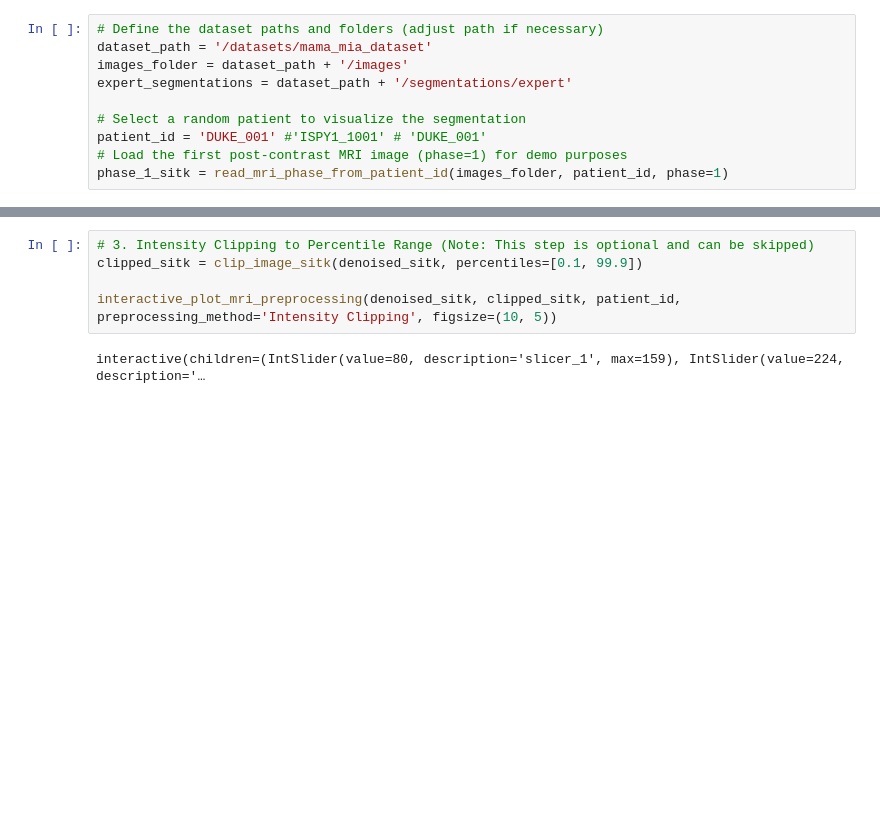
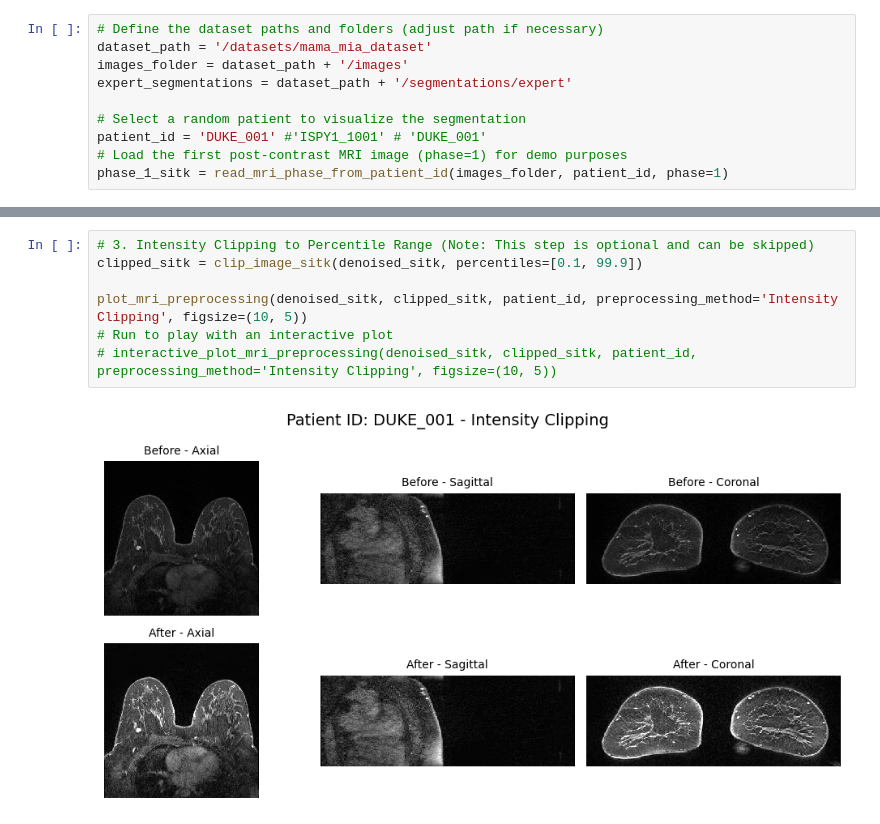
Before and after one commit to LidiaGarrucho/MAMA-MIA, a Jupyter notebook: notebooks/demo_preprocessing_pipeline.ipynb, the cells around one changed output, grey strips where cells are left out. Saved outputs shown, nothing was run; the diff lists cells and outputs as text; blank space fills up the shorter version.

```diff
--- a/notebooks/demo_preprocessing_pipeline.ipynb
+++ b/notebooks/demo_preprocessing_pipeline.ipynb
@@ -62,10 +67,12 @@ interactive(children=(IntSlider(value=80, description='slicer_1', max=159), IntS
 # %%
 # 3. Intensity Clipping to Percentile Range (Note: This step is optional and can be skipped)
 clipped_sitk = clip_image_sitk(denoised_sitk, percentiles=[0.1, 99.9])
 
-interactive_plot_mri_preprocessing(denoised_sitk, clipped_sitk, patient_id, preprocessing_method='Intensity Clipping', figsize=(10, 5))
+plot_mri_preprocessing(denoised_sitk, clipped_sitk, patient_id, preprocessing_method='Intensity Clipping', figsize=(10, 5))
+# Run to play with an interactive plot
+# interactive_plot_mri_preprocessing(denoised_sitk, clipped_sitk, patient_id, preprocessing_method='Intensity Clipping', figsize=(10, 5))
 # %% [output]
-interactive(children=(IntSlider(value=80, description='slicer_1', max=159), IntSlider(value=224, description='…
+[figure, added]
 # %%
 # 4. Normalization (Z-score)
 # In DCE-MRI it is recommended to normalize each phase taking into account the mean and standard deviation of all the phases in the DCE-MRI sequence
```
Also changed, not shown: parts of 7 cells of this notebook, 2 other files.
